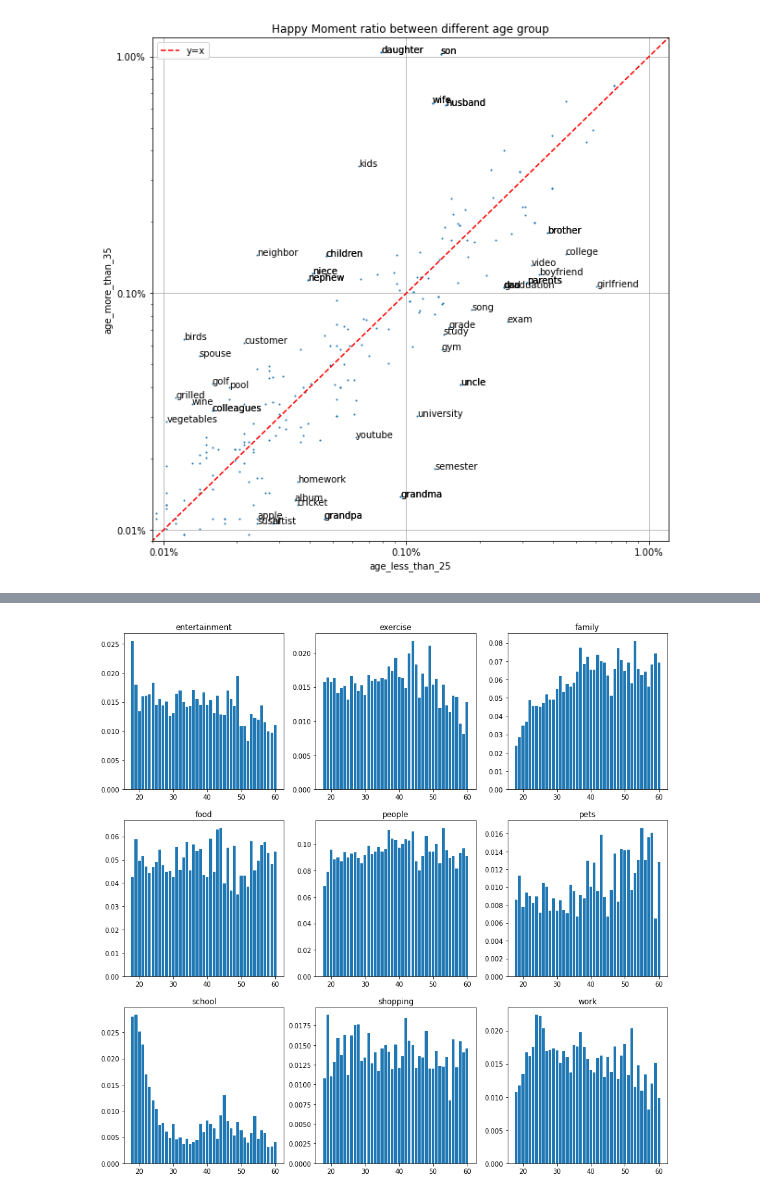
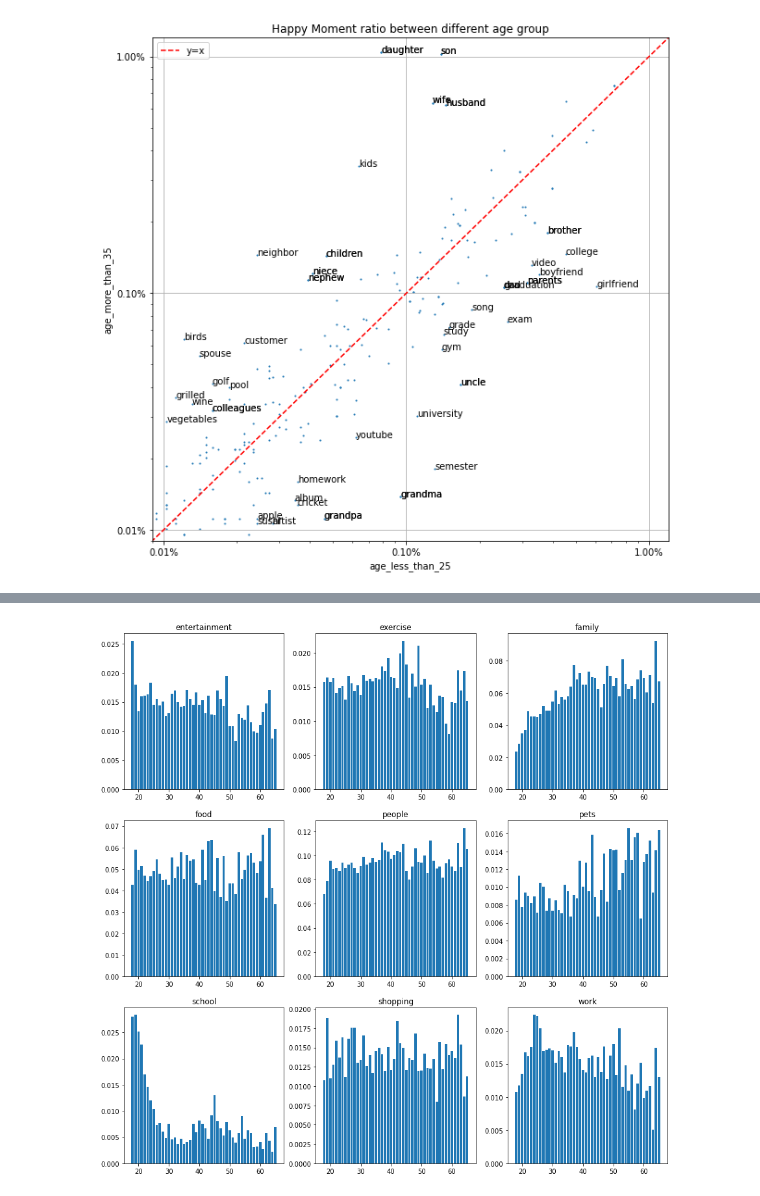
Before and after one commit to TZstatsADS/ads-spring2024-project1-JitianZhou1, a Jupyter notebook: doc/project1.ipynb, the cells around one changed output, grey strips where cells are left out. Cells and saved outputs as stored; diff of their text form; code cells hidden in the pictures.

```diff
--- a/doc/project1.ipynb
+++ b/doc/project1.ipynb
@@ -102,7 +103,7 @@ df=processed_moments_df[["text","age"]].copy().dropna()
 df["text"]=df["text"].apply(lambda x:x.split(" ") if isinstance(x, str) else [])
 df=df[df["age"].str.match(r'^[0-9]+(\.[0-9]+)?$')]
 df["age"]=df["age"].astype(float)
-df=df[(df["age"]>=18)&(df["age"]<=60)]
+df=df[(df["age"]>=18)&(df["age"]<=70)]
 age_group=df.groupby("age")
 ratio=age_group.apply(lambda x:calculate_topic_ratio(x,school))
 
@@ -116,23 +117,23 @@ plt.savefig('../figs/happy_moments_school_different_age.png')
 # %%
 topic_list=["entertainment","exercise","family","food","people","pets","school","shopping","work"]
 fig, axes = plt.subplots(3, 3, figsize=(15, 15))
 
 age=processed_moments_df[["text","age"]].copy().dropna()
 age["text"]=age["text"].apply(lambda x:x.split(" ") if isinstance(x, str) else [])
 age=age[age["age"].str.match(r'^[0-9]+(\.[0-9]+)?$')]
 age["age"]=age["age"].astype(float)
-age=age[(age["age"]>=18)&(age["age"]<=60)]
+age=age[(age["age"]>=18)&(age["age"]<=65)]
 age_group=age.groupby("age")
 
 
 for i in range(9):
     df = pd.read_csv(data_path+topic_list[i]+".csv", index_col=0)
     topic=df[df.columns[0]].to_list()
     ratio=age_group.apply(lambda x:calculate_topic_ratio(x,topic))
     axes[i//3][i%3].bar(ratio.index, ratio.values, label=topic_list[i])
     axes[i//3][i%3].set_title(topic_list[i])
     ax = axes[i//3][i%3]
     ax.xaxis.set_major_locator(MultipleLocator(10))
 plt.savefig('../figs/happy_moments_all_topic.png')
 # %% [output]
-[figure, old version]
+[figure, new version]
```
Also changed, not shown: parts of 2 cells of this notebook, 12 other files.
